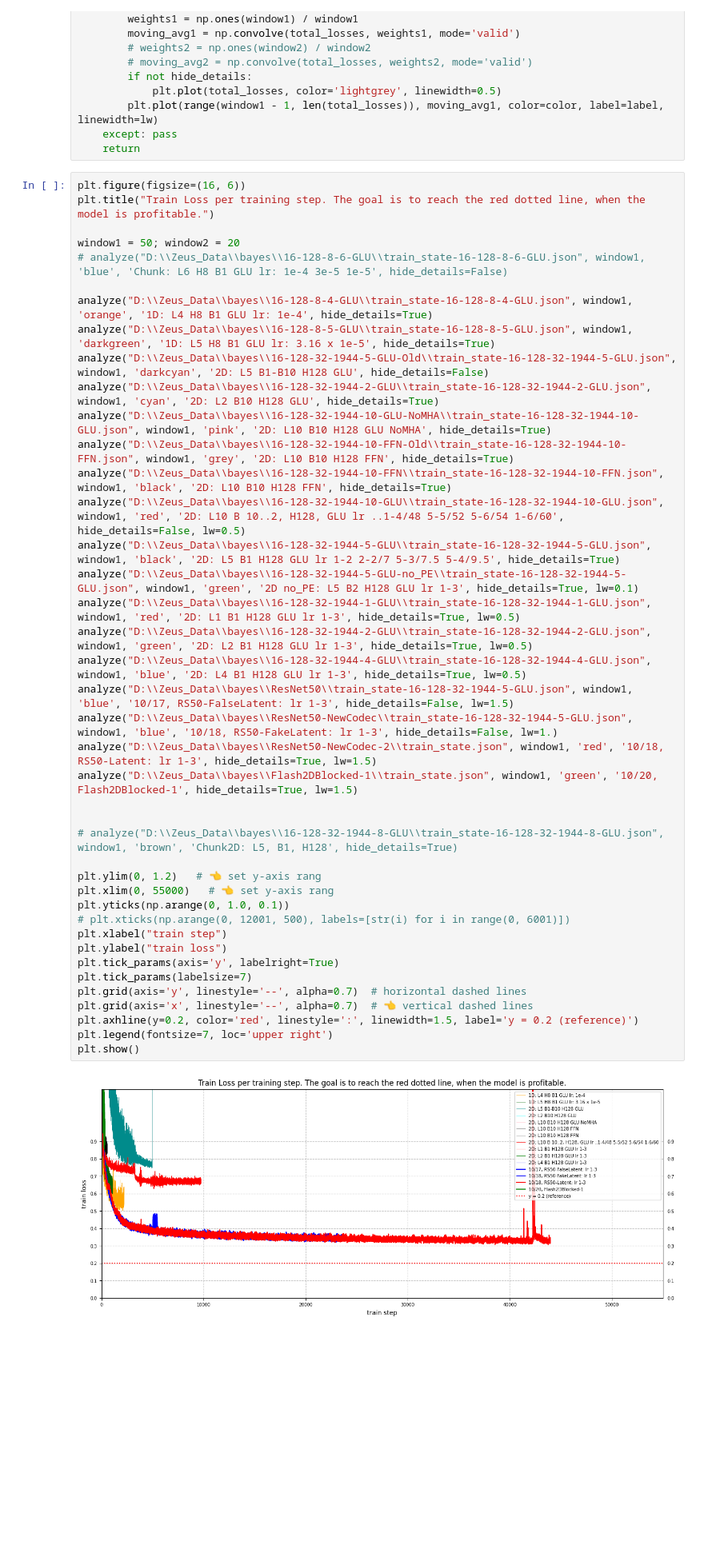
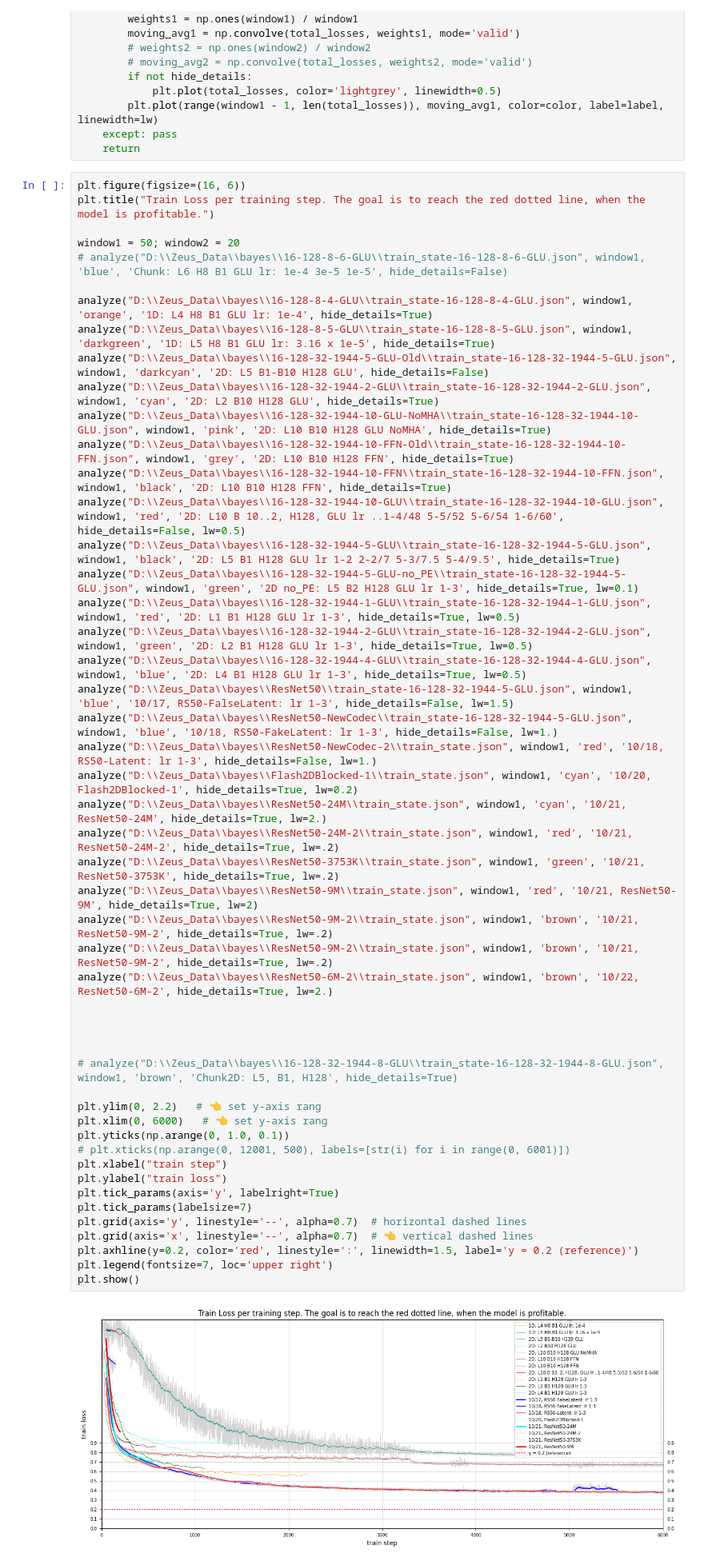
Before and after one commit to MachineLearningMike/Zeus2026, a Jupyter notebook: research/test01.ipynb, the cells around one changed output. Shown: that part at 80% size. Saved outputs shown, nothing was run; the diff lists cells and outputs as text; blank space fills up the shorter version.

```diff
--- a/research/test01.ipynb
+++ b/research/test01.ipynb
@@ -29,38 +29,47 @@ analyze("D:\\Zeus_Data\\bayes\\16-128-8-4-GLU\\train_state-16-128-8-4-GLU.json",
 analyze("D:\\Zeus_Data\\bayes\\16-128-8-5-GLU\\train_state-16-128-8-5-GLU.json", window1, 'darkgreen', '1D: L5 H8 B1 GLU lr: 3.16 x 1e-5', hide_details=True)
 analyze("D:\\Zeus_Data\\bayes\\16-128-32-1944-5-GLU-Old\\train_state-16-128-32-1944-5-GLU.json", window1, 'darkcyan', '2D: L5 B1-B10 H128 GLU', hide_details=False)
 analyze("D:\\Zeus_Data\\bayes\\16-128-32-1944-2-GLU\\train_state-16-128-32-1944-2-GLU.json", window1, 'cyan', '2D: L2 B10 H128 GLU', hide_details=True)
 analyze("D:\\Zeus_Data\\bayes\\16-128-32-1944-10-GLU-NoMHA\\train_state-16-128-32-1944-10-GLU.json", window1, 'pink', '2D: L10 B10 H128 GLU NoMHA', hide_details=True)
 analyze("D:\\Zeus_Data\\bayes\\16-128-32-1944-10-FFN-Old\\train_state-16-128-32-1944-10-FFN.json", window1, 'grey', '2D: L10 B10 H128 FFN', hide_details=True)
 analyze("D:\\Zeus_Data\\bayes\\16-128-32-1944-10-FFN\\train_state-16-128-32-1944-10-FFN.json", window1, 'black', '2D: L10 B10 H128 FFN', hide_details=True)
 analyze("D:\\Zeus_Data\\bayes\\16-128-32-1944-10-GLU\\train_state-16-128-32-1944-10-GLU.json", window1, 'red', '2D: L10 B 10..2, H128, GLU lr ..1-4/48 5-5/52 5-6/54 1-6/60', hide_details=False, lw=0.5)
 analyze("D:\\Zeus_Data\\bayes\\16-128-32-1944-5-GLU\\train_state-16-128-32-1944-5-GLU.json", window1, 'black', '2D: L5 B1 H128 GLU lr 1-2 2-2/7 5-3/7.5 5-4/9.5', hide_details=True)
 analyze("D:\\Zeus_Data\\bayes\\16-128-32-1944-5-GLU-no_PE\\train_state-16-128-32-1944-5-GLU.json", window1, 'green', '2D no_PE: L5 B2 H128 GLU lr 1-3', hide_details=True, lw=0.1)
 analyze("D:\\Zeus_Data\\bayes\\16-128-32-1944-1-GLU\\train_state-16-128-32-1944-1-GLU.json", window1, 'red', '2D: L1 B1 H128 GLU lr 1-3', hide_details=True, lw=0.5)
 analyze("D:\\Zeus_Data\\bayes\\16-128-32-1944-2-GLU\\train_state-16-128-32-1944-2-GLU.json", window1, 'green', '2D: L2 B1 H128 GLU lr 1-3', hide_details=True, lw=0.5)
 analyze("D:\\Zeus_Data\\bayes\\16-128-32-1944-4-GLU\\train_state-16-128-32-1944-4-GLU.json", window1, 'blue', '2D: L4 B1 H128 GLU lr 1-3', hide_details=True, lw=0.5)
 analyze("D:\\Zeus_Data\\bayes\\ResNet50\\train_state-16-128-32-1944-5-GLU.json", window1, 'blue', '10/17, RS50-FalseLatent: lr 1-3', hide_details=False, lw=1.5)
 analyze("D:\\Zeus_Data\\bayes\\ResNet50-NewCodec\\train_state-16-128-32-1944-5-GLU.json", window1, 'blue', '10/18, RS50-FakeLatent: lr 1-3', hide_details=False, lw=1.)
-analyze("D:\\Zeus_Data\\bayes\\ResNet50-NewCodec-2\\train_state.json", window1, 'red', '10/18, RS50-Latent: lr 1-3', hide_details=True, lw=1.5)
-analyze("D:\\Zeus_Data\\bayes\\Flash2DBlocked-1\\train_state.json", window1, 'green', '10/20, Flash2DBlocked-1', hide_details=True, lw=1.5)
+analyze("D:\\Zeus_Data\\bayes\\ResNet50-NewCodec-2\\train_state.json", window1, 'red', '10/18, RS50-Latent: lr 1-3', hide_details=False, lw=1.)
+analyze("D:\\Zeus_Data\\bayes\\Flash2DBlocked-1\\train_state.json", window1, 'cyan', '10/20, Flash2DBlocked-1', hide_details=True, lw=0.2)
+analyze("D:\\Zeus_Data\\bayes\\ResNet50-24M\\train_state.json", window1, 'cyan', '10/21, ResNet50-24M', hide_details=True, lw=2.)
+analyze("D:\\Zeus_Data\\bayes\\ResNet50-24M-2\\train_state.json", window1, 'red', '10/21, ResNet50-24M-2', hide_details=True, lw=.2)
+analyze("D:\\Zeus_Data\\bayes\\ResNet50-3753K\\train_state.json", window1, 'green', '10/21, ResNet50-3753K', hide_details=True, lw=.2)
+analyze("D:\\Zeus_Data\\bayes\\ResNet50-9M\\train_state.json", window1, 'red', '10/21, ResNet50-9M', hide_details=True, lw=2)
+analyze("D:\\Zeus_Data\\bayes\\ResNet50-9M-2\\train_state.json", window1, 'brown', '10/21, ResNet50-9M-2', hide_details=True, lw=.2)
+analyze("D:\\Zeus_Data\\bayes\\ResNet50-9M-2\\train_state.json", window1, 'brown', '10/21, ResNet50-9M-2', hide_details=True, lw=.2)
+analyze("D:\\Zeus_Data\\bayes\\ResNet50-6M-2\\train_state.json", window1, 'brown', '10/22, ResNet50-6M-2', hide_details=True, lw=2.)
+
+
 
 
 # analyze("D:\\Zeus_Data\\bayes\\16-128-32-1944-8-GLU\\train_state-16-128-32-1944-8-GLU.json", window1, 'brown', 'Chunk2D: L5, B1, H128', hide_details=True)
 
-plt.ylim(0, 1.2)   # 👈 set y-axis rang
-plt.xlim(0, 55000)   # 👈 set y-axis rang
+plt.ylim(0, 2.2)   # 👈 set y-axis rang
+plt.xlim(0, 6000)   # 👈 set y-axis rang
 plt.yticks(np.arange(0, 1.0, 0.1))
 # plt.xticks(np.arange(0, 12001, 500), labels=[str(i) for i in range(0, 6001)])
 plt.xlabel("train step")
 plt.ylabel("train loss")
 plt.tick_params(axis='y', labelright=True)
 plt.tick_params(labelsize=7)
 plt.grid(axis='y', linestyle='--', alpha=0.7)  # horizontal dashed lines
 plt.grid(axis='x', linestyle='--', alpha=0.7)  # 👈 vertical dashed lines
 plt.axhline(y=0.2, color='red', linestyle=':', linewidth=1.5, label='y = 0.2 (reference)')
 plt.legend(fontsize=7, loc='upper right')
 plt.show()
 # %% [output]
-[figure, old version]
+[figure, new version]
 # %%
 radius = 3770
 factor10=3
```
Also changed, not shown: 11 other files.
